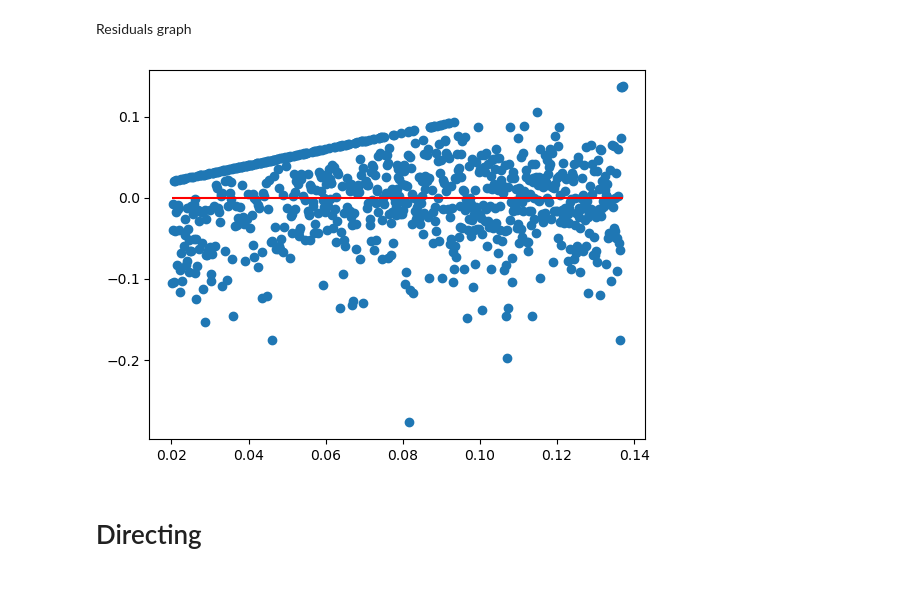
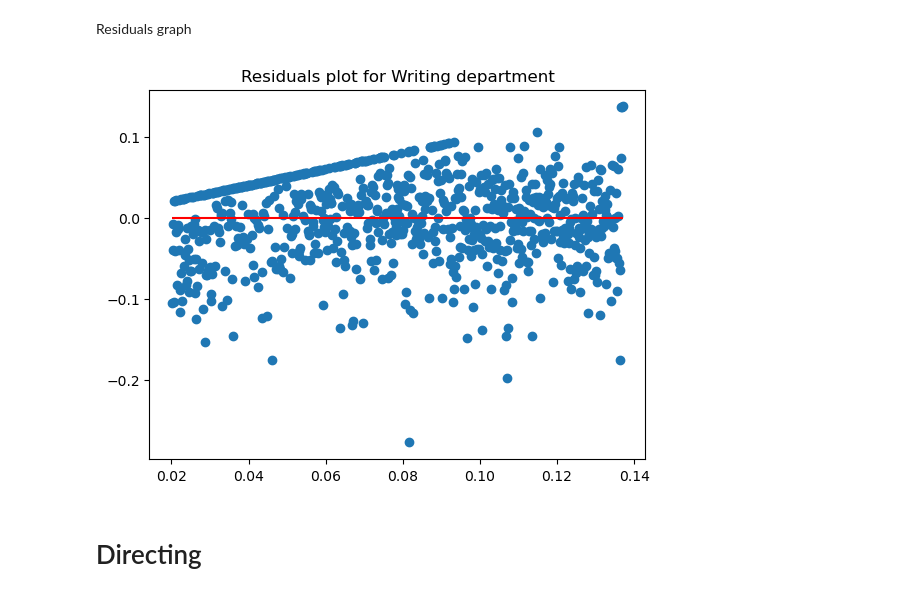
Before and after one commit to caseygomez/Female-Representation-In-The-Film-Industry, a Jupyter notebook: regression_by_dept.ipynb, the cells around one changed output. Drawn from its saved outputs; the diff is of its cells as text; code cells hidden in the pictures.

```diff
--- a/regression_by_dept.ipynb
+++ b/regression_by_dept.ipynb
@@ -567,5 +568,5 @@ Writing accuracy
 # %%
 predictions_writ = model_writ.predict(Xw)
 # error delete prediction vs actual data
-error_writ = predictions_writ - yw
+error_writ = yw - predictions_writ
 # %%
@@ -603,10 +604,11 @@ Residuals graph
 # %%
 # Plot Residuals
 plt.scatter(predictions_writ, error_writ)
 plt.hlines(y=0, xmin=predictions_writ.min(), xmax=predictions_writ.max(),colors="red")
+plt.title(label="Residuals plot for Writing department")
 plt.show()
 # %% [output]
-[figure, old version]
+[figure, new version]
 # %% [markdown]
 # Directing
 # %%
```
Also changed, not shown: parts of 8 cells of this notebook, 9 other files.
